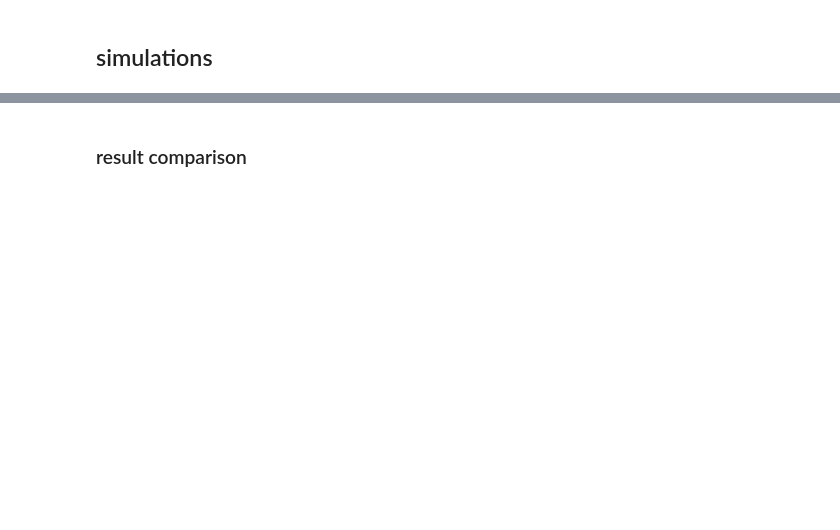
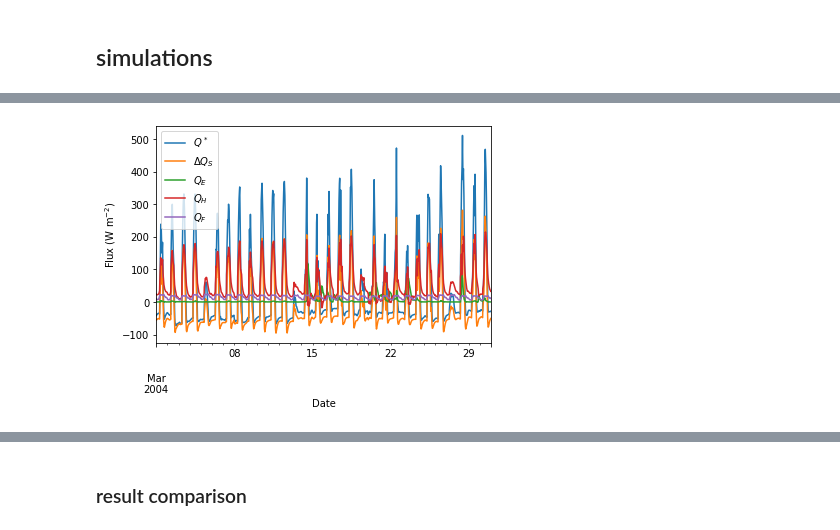
Before and after one commit to gusbacos/SUEWS_DB_Typology_test, a Jupyter notebook: code/test-torgg.ipynb, the cells around one changed output, grey strips where cells are left out. Drawn from its saved outputs; the diff is of its cells as text; code cells hidden in the pictures; blank space fills up the shorter version.

```diff
--- a/code/test-torgg.ipynb
+++ b/code/test-torgg.ipynb
@@ -51,3 +51,0 @@ ValueError: invalid literal for int() with base 10: '('
-# %%
-# OHM
-df_output_base, df_state_final = sp.run_supy(df_forcing, df_state_base)
@@ -55,0 +52,6 @@ NameError: name 'df_forcing' is not defined
+# %%
+# OHM
+df_state_ohm = df_state_base.copy()
+df_state_ohm.storageheatmethod = 1
+df_state_ohm.netradiationmethod = 3
+df_output_ohm, df_state_ohm_final = sp.run_supy(df_forcing, df_state_ohm)
@@ -55,0 +68,30 @@ NameError: name 'df_forcing' is not defined
+# %%
+#df_output_base.head()
+df_output_ohm_suews = df_output_ohm['SUEWS']
+dict_var_disp = {
+    'QN': '$Q^*$',
+    'QS': r'$\Delta Q_S$',
+    'QE': '$Q_E$',
+    'QH': '$Q_H$',
+    'QF': '$Q_F$',
+    'Kdown': r'$K_{\downarrow}$',
+    'Kup': r'$K_{\uparrow}$',
+    'Ldown': r'$L_{\downarrow}$',
+    'Lup': r'$L_{\uparrow}$',
+    'Rain': '$P$',
+    'Irr': '$I$',
+    'Evap': '$E$',
+    'RO': '$R$',
+    'TotCh': '$\Delta S$',
+}
+ax_output = df_output_ohm_suews\
+    .loc[1]\
+    .loc['2004 3 1':'2004 3 30',
+         ['QN', 'QS', 'QE', 'QH', 'QF']]\
+    .rename(columns=dict_var_disp)\
+    .plot()
+_ = ax_output.set_xlabel('Date')
+_ = ax_output.set_ylabel('Flux ($ \mathrm{W \ m^{-2}}$)')
+_ = ax_output.legend()
+# %% [output]
+[figure, added]
```
Also changed, not shown: parts of 14 cells of this notebook, 2 other files.
